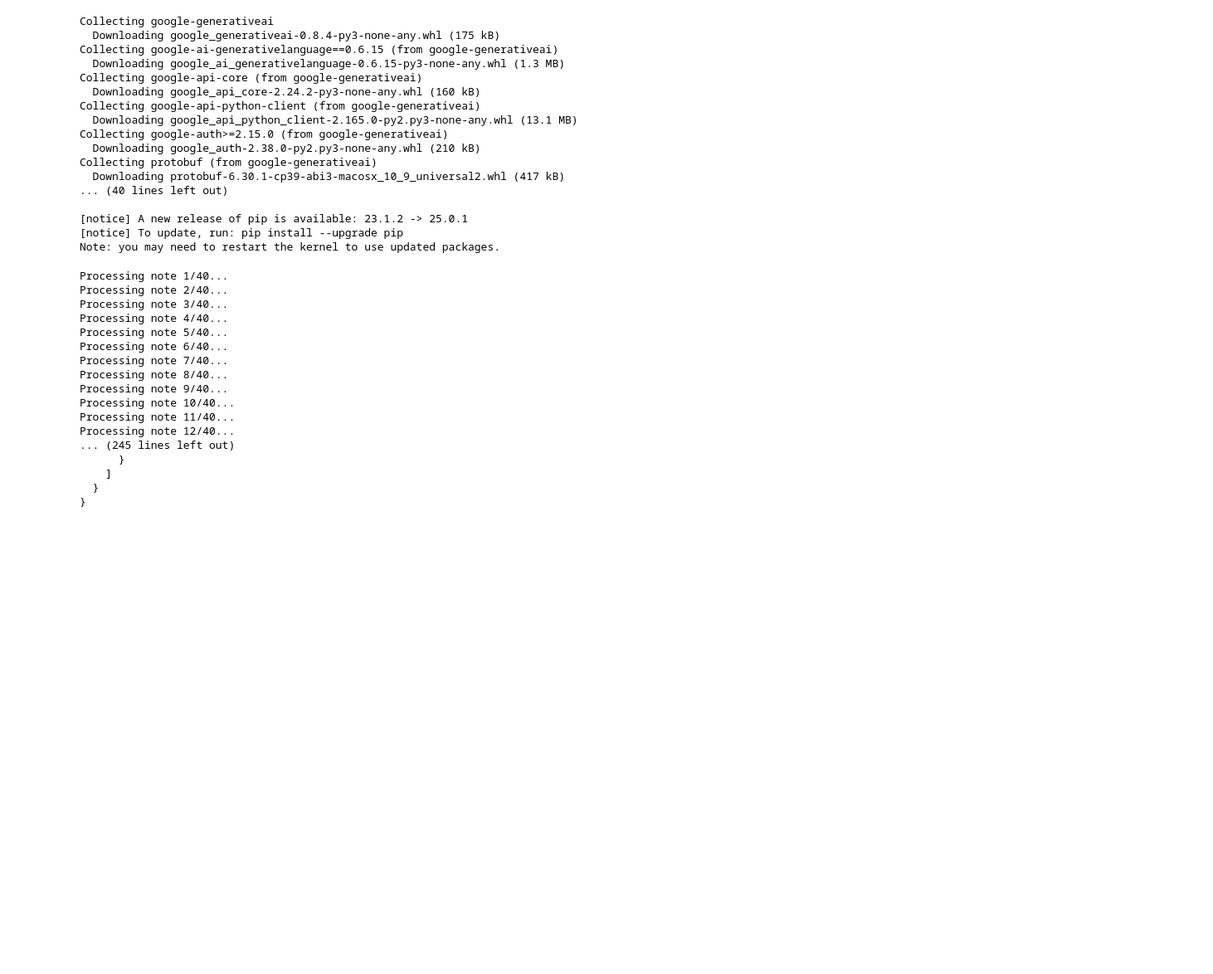
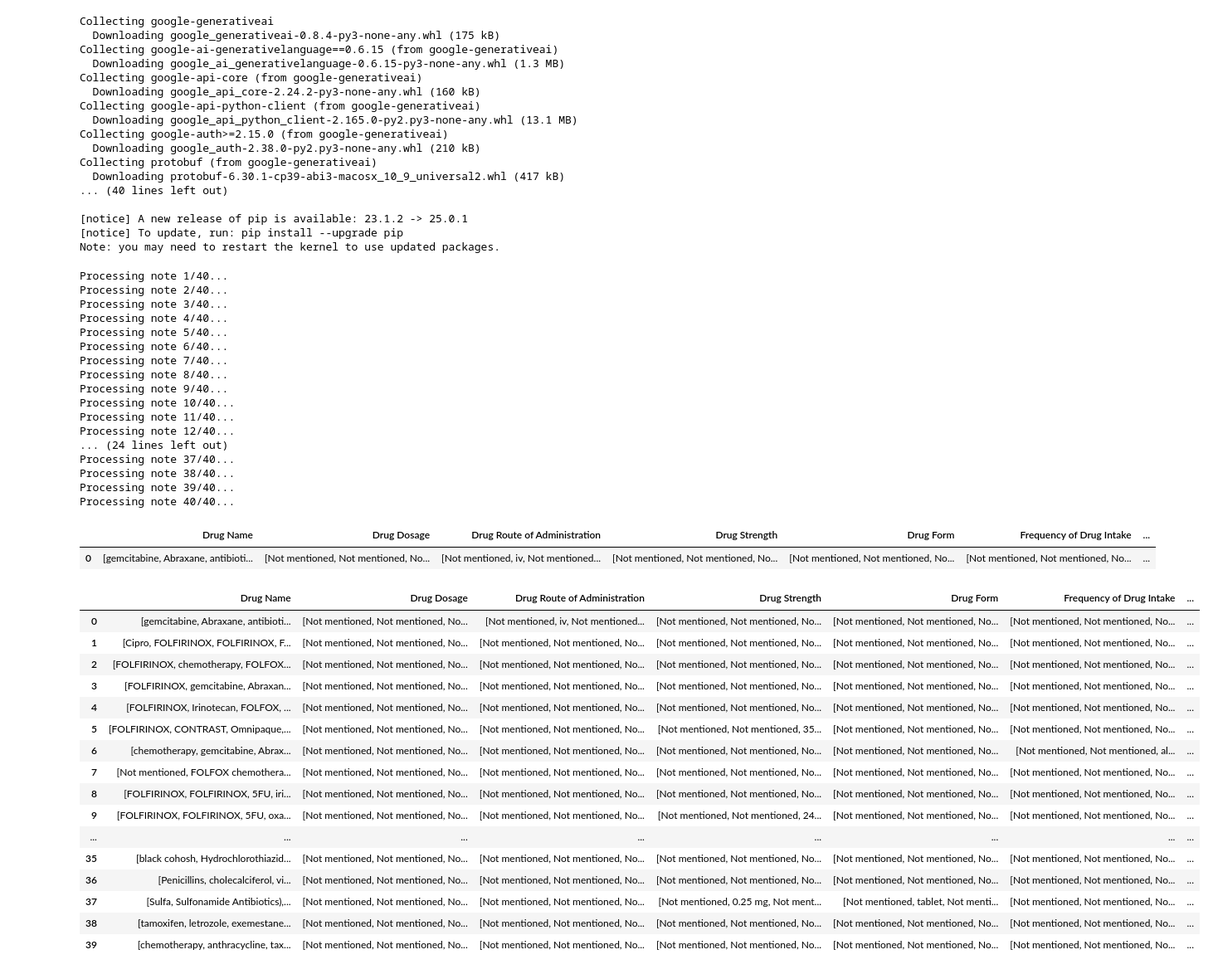
Before and after one commit to smallinaUCSD/BMI702FinalProject, a Jupyter notebook: final_project.ipynb, the cells around one changed output. Shown at 83% size. Saved outputs shown, nothing was run; the diff lists cells and outputs as text; code cells hidden in the pictures; blank space fills up the shorter version.

Commit message:
Converted JSON to DF/CSV for Med7 results

```diff
--- a/final_project.ipynb
+++ b/final_project.ipynb
@@ -716,7 +716,7 @@ def process_dataframe_clean(df, api_key, note_column="Entire Patient Note"):
 
 
 # Example usage:
-final_df = process_dataframe_clean(combined_df, api_key="AIzaSyAZmNIKQhY4oTHteu3JYdGwu_3Hhekrf-E")
+final_df = process_dataframe_clean(combined_df, api_key="")
 final_df.to_csv("cleaned_extracted_medical_info_all_drug_categories_RG.csv")
 # %% [output]
 Processing note 1/40...
@@ -731,11 +731,11 @@ Processing note 9/40...
 Processing note 10/40...
 Processing note 11/40...
 Processing note 12/40...
-... (245 lines left out)
-      }
-    ]
-  }
-}
+... (24 lines left out)
+Processing note 37/40...
+Processing note 38/40...
+Processing note 39/40...
+Processing note 40/40...
 # %%
 ##Remove duplicates from med7 files:
 import json
@@ -772,6 +772,68 @@ for i in range(0, 40):
 
     json_file_path = "med7/" + json_file_name
     replace_nested_with_mode(json_file_path=json_file_path, json_file_name=json_file_name)
+# %%
+#Take modified json file and convert to dataframe format we like
+def json_to_single_row_dataframe(json_file):
+    with open(json_file, 'r') as f:
+        data = json.load(f)
+
+    columns = [
+        "Drug Name", "Drug Dosage", "Drug Route of Administration", "Drug Strength",
+        "Drug Form", "Frequency of Drug Intake", "Duration of Drug Intake"
+    ]
+
+    json_keys = ["DRUG", "DOSAGE", "ROUTE", "STRENGTH", "FORM", "FREQUENCY", "DURATION"]
+
+    n = len(data)
+    processed_data = {
+        col: [entry.get(key, "Not mentioned") for entry in data]
+        for col, key in zip(columns, json_keys)
+    }
+
+    df = pd.DataFrame([processed_data])
+    return df
+
+json_file = "modified_med7/modified_medications_note_pdac0.json"
+df = json_to_single_row_dataframe(json_file)
+display(df)
+# %% [output]
+|  | Drug Name | Drug Dosage | Drug Route of Administration | Drug Strength | Drug Form | Frequency of Drug Intake | ... |
+| 0 | [gemcitabine, Abraxane, antibioti... | [Not mentioned, Not mentioned, No... | [Not mentioned, iv, Not mentioned... | [Not mentioned, Not mentioned, No... | [Not mentioned, Not mentioned, No... | [Not mentioned, Not mentioned, No... | ... |
+# %%
+#convert all modified json files into one df
+def concat_all_json_dfs():
+    final_df = pd.DataFrame()
+    for i in range(0, 40):
+        if i < 20:
+            json_file = "modified_med7/modified_medications_note_pdac" + str(i) + ".json"
+        else:
+            json_file = "modified_med7/modified_medications_note_BC" + str(i) + ".json"
+        new_row = json_to_single_row_dataframe(json_file)
+        final_df= pd.concat([final_df, new_row], ignore_index=True)
+    return final_df
+
+med7_df = concat_all_json_dfs()
+med7_df.to_csv("Med7_Extracted_Results_RG.csv")
+display(med7_df)
+# %% [output]
+|  | Drug Name | Drug Dosage | Drug Route of Administration | Drug Strength | Drug Form | Frequency of Drug Intake | ... |
+| 0 | [gemcitabine, Abraxane, antibioti... | [Not mentioned, Not mentioned, No... | [Not mentioned, iv, Not mentioned... | [Not mentioned, Not mentioned, No... | [Not mentioned, Not mentioned, No... | [Not mentioned, Not mentioned, No... | ... |
+| 1 | [Cipro, FOLFIRINOX, FOLFIRINOX, F... | [Not mentioned, Not mentioned, No... | [Not mentioned, Not mentioned, No... | [Not mentioned, Not mentioned, No... | [Not mentioned, Not mentioned, No... | [Not mentioned, Not mentioned, No... | ... |
+| 2 | [FOLFIRINOX, chemotherapy, FOLFOX... | [Not mentioned, Not mentioned, No... | [Not mentioned, Not mentioned, No... | [Not mentioned, Not mentioned, No... | [Not mentioned, Not mentioned, No... | [Not mentioned, Not mentioned, No... | ... |
+| 3 | [FOLFIRINOX, gemcitabine, Abraxan... | [Not mentioned, Not mentioned, No... | [Not mentioned, Not mentioned, No... | [Not mentioned, Not mentioned, No... | [Not mentioned, Not mentioned, No... | [Not mentioned, Not mentioned, No... | ... |
+| 4 | [FOLFIRINOX, Irinotecan, FOLFOX, ... | [Not mentioned, Not mentioned, No... | [Not mentioned, Not mentioned, No... | [Not mentioned, Not mentioned, No... | [Not mentioned, Not mentioned, No... | [Not mentioned, Not mentioned, No... | ... |
+| 5 | [FOLFIRINOX, CONTRAST, Omnipaque,... | [Not mentioned, Not mentioned, No... | [Not mentioned, Not mentioned, No... | [Not mentioned, Not mentioned, 35... | [Not mentioned, Not mentioned, No... | [Not mentioned, Not mentioned, No... | ... |
+| 6 | [chemotherapy, gemcitabine, Abrax... | [Not mentioned, Not mentioned, No... | [Not mentioned, Not mentioned, No... | [Not mentioned, Not mentioned, No... | [Not mentioned, Not mentioned, No... | [Not mentioned, Not mentioned, al... | ... |
+| 7 | [Not mentioned, FOLFOX chemothera... | [Not mentioned, Not mentioned, No... | [Not mentioned, Not mentioned, No... | [Not mentioned, Not mentioned, No... | [Not mentioned, Not mentioned, No... | [Not mentioned, Not mentioned, No... | ... |
+| 8 | [FOLFIRINOX, FOLFIRINOX, 5FU, iri... | [Not mentioned, Not mentioned, No... | [Not mentioned, Not mentioned, No... | [Not mentioned, Not mentioned, No... | [Not mentioned, Not mentioned, No... | [Not mentioned, Not mentioned, No... | ... |
+| 9 | [FOLFIRINOX, FOLFIRINOX, 5FU, oxa... | [Not mentioned, Not mentioned, No... | [Not mentioned, Not mentioned, No... | [Not mentioned, Not mentioned, 24... | [Not mentioned, Not mentioned, No... | [Not mentioned, Not mentioned, No... | ... |
+| ... | ... | ... | ... | ... | ... | ... | ... |
+| 35 | [black cohosh, Hydrochlorothiazid... | [Not mentioned, Not mentioned, No... | [Not mentioned, Not mentioned, No... | [Not mentioned, Not mentioned, No... | [Not mentioned, Not mentioned, No... | [Not mentioned, Not mentioned, No... | ... |
+| 36 | [Penicillins, cholecalciferol, vi... | [Not mentioned, Not mentioned, No... | [Not mentioned, Not mentioned, No... | [Not mentioned, Not mentioned, No... | [Not mentioned, Not mentioned, No... | [Not mentioned, Not mentioned, No... | ... |
+| 37 | [Sulfa, Sulfonamide Antibiotics),... | [Not mentioned, Not mentioned, No... | [Not mentioned, Not mentioned, No... | [Not mentioned, 0.25 mg, Not ment... | [Not mentioned, tablet, Not menti... | [Not mentioned, Not mentioned, No... | ... |
+| 38 | [tamoxifen, letrozole, exemestane... | [Not mentioned, Not mentioned, No... | [Not mentioned, Not mentioned, No... | [Not mentioned, Not mentioned, No... | [Not mentioned, Not mentioned, No... | [Not mentioned, Not mentioned, No... | ... |
+| 39 | [chemotherapy, anthracycline, tax... | [Not mentioned, Not mentioned, No... | [Not mentioned, Not mentioned, No... | [Not mentioned, Not mentioned, No... | [Not mentioned, Not mentioned, No... | [Not mentioned, Not mentioned, No... | ... |
 # %%
 import requests
 import json
```
Also changed, not shown: parts of 1 cell of this notebook, 1 other file.
